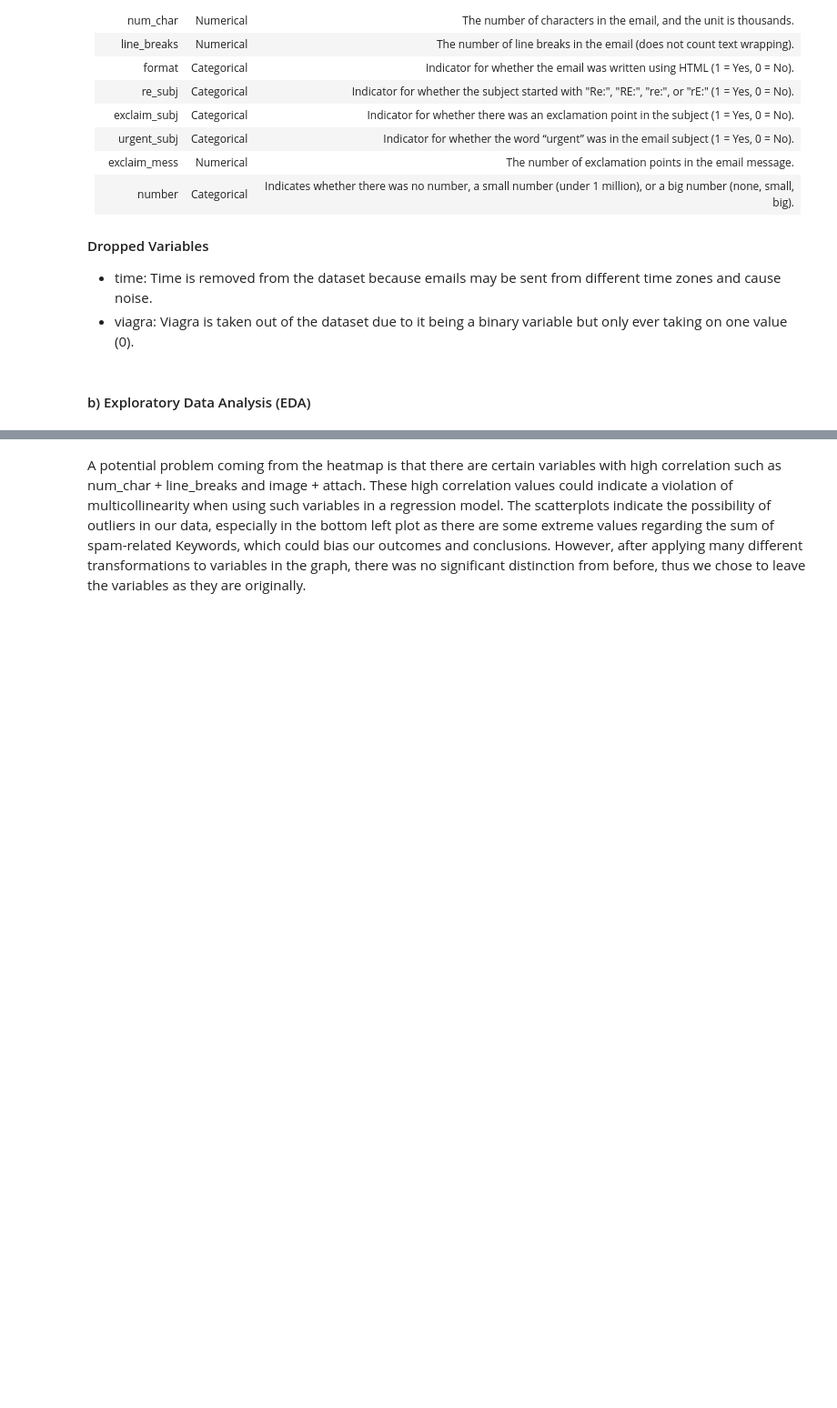
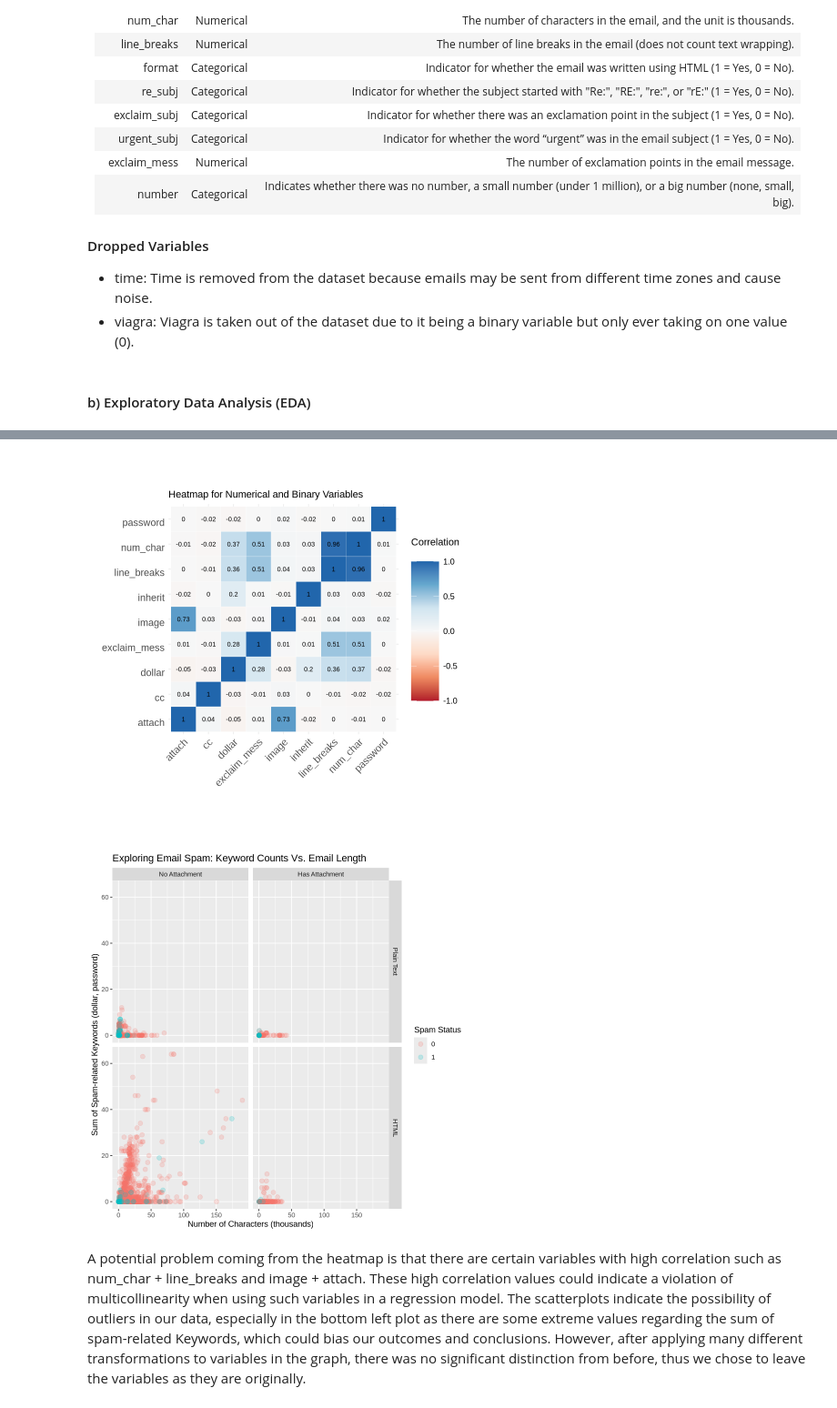
Before and after one commit to yukihuang7777/STAT301_final_project, a Jupyter notebook: Final Project.ipynb, the cells around one changed output, grey strips where cells are left out. Shown at 91% size. Drawn from its saved outputs; the diff is of its cells as text; code cells hidden in the pictures; blank space fills up the shorter version.

```diff
--- a/Final Project.ipynb
+++ b/Final Project.ipynb
@@ -147,8 +170,11 @@ scatterplot_email = ggplot(email_scatter, aes(num_char, y = dollar + password, c
          color = "Spam Status")
 # %%
 # keep these commented out until the end otherwise lag
-#heatmap_email
-#scatterplot_email
+heatmap_email
+scatterplot_email
+# %% [output]
+[figure, added]
+[figure, added]
 # %% [markdown]
 A potential problem coming from the heatmap is that there are certain variables with high correlation such as num_char + line_breaks and image + attach. These high correlation values could indicate a violation of multicollinearity when using such variables in a regression model. The scatterplots indicate the possibility of outliers in our data, especially in the bottom left plot as there are some extreme values regarding the sum of spam-related Keywords, which could bias our outcomes and conclusions. However, after applying many different transformations to variables in the graph, there was no significant distinction from before, thus we chose to leave the variables as they are originally.
 # %% [markdown]
```
Also changed, not shown: parts of 8 cells of this notebook.
